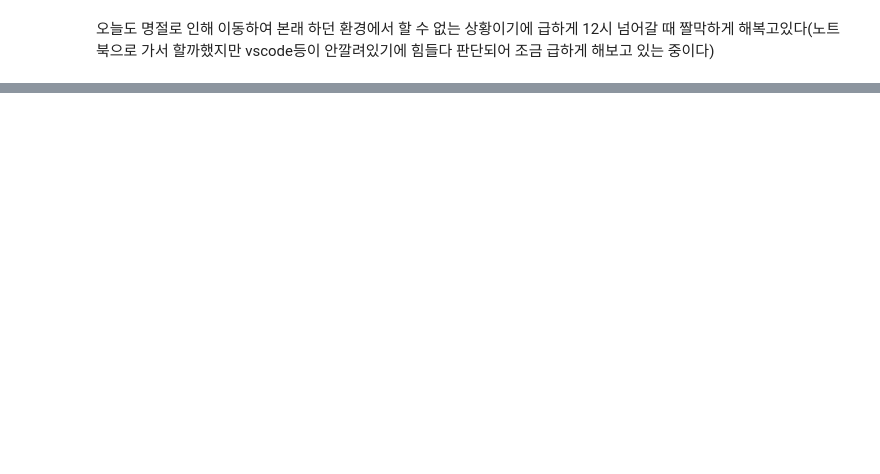
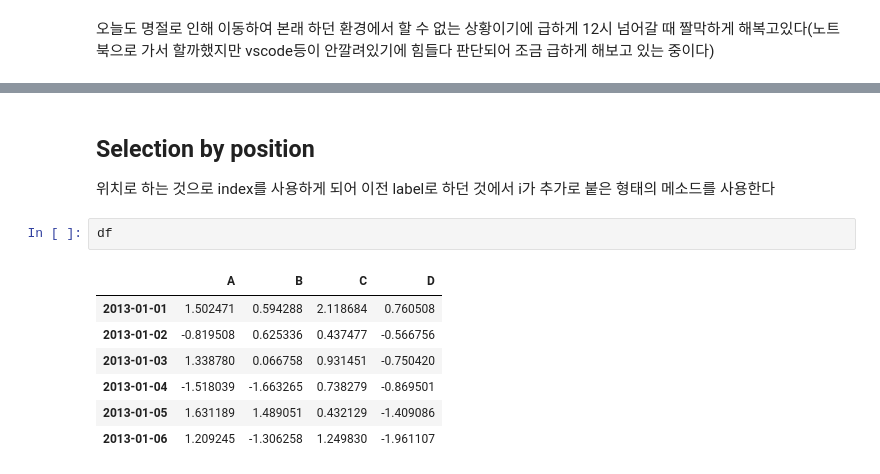
Before and after one commit to kyeob1107/pandas_til, a Jupyter notebook: local_getting_used_pandas.ipynb, the cells around one changed output, grey strips where cells are left out. Cells and saved outputs as stored; diff of their text form; blank space fills up the shorter version.

```diff
--- a/local_getting_used_pandas.ipynb
+++ b/local_getting_used_pandas.ipynb
@@ -774,0 +779,13 @@ Freq: D, Name: A, dtype: float64
+# %% [markdown]
+## Selection by position
+위치로 하는 것으로 index를 사용하게 되어 이전 label로 하던 것에서 i가 추가로 붙은 형태의 메소드를 사용한다
+# %%
+df
+# %% [output]
+|  | A | B | C | D |
+| 2013-01-01 | 1.502471 | 0.594288 | 2.118684 | 0.760508 |
+| 2013-01-02 | -0.819508 | 0.625336 | 0.437477 | -0.566756 |
+| 2013-01-03 | 1.338780 | 0.066758 | 0.931451 | -0.750420 |
+| 2013-01-04 | -1.518039 | -1.663265 | 0.738279 | -0.869501 |
+| 2013-01-05 | 1.631189 | 1.489051 | 0.432129 | -1.409086 |
+| 2013-01-06 | 1.209245 | -1.306258 | 1.249830 | -1.961107 |
```
Also changed, not shown: parts of 16 cells of this notebook.
